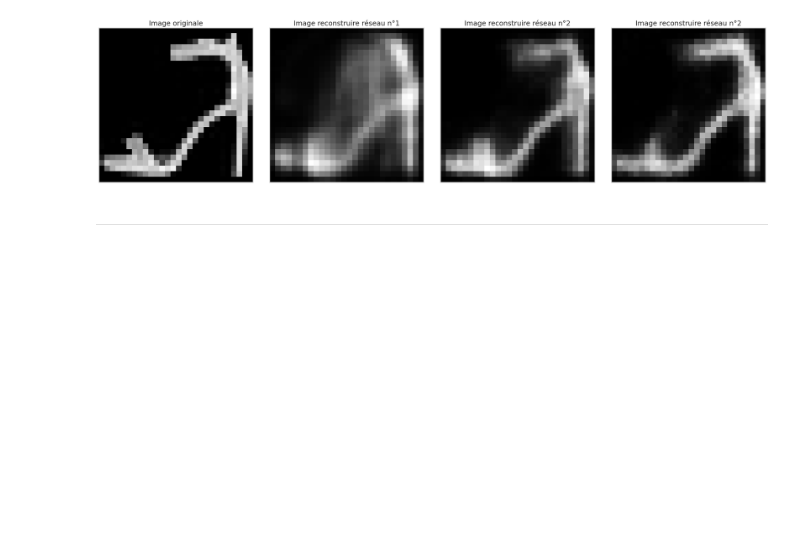
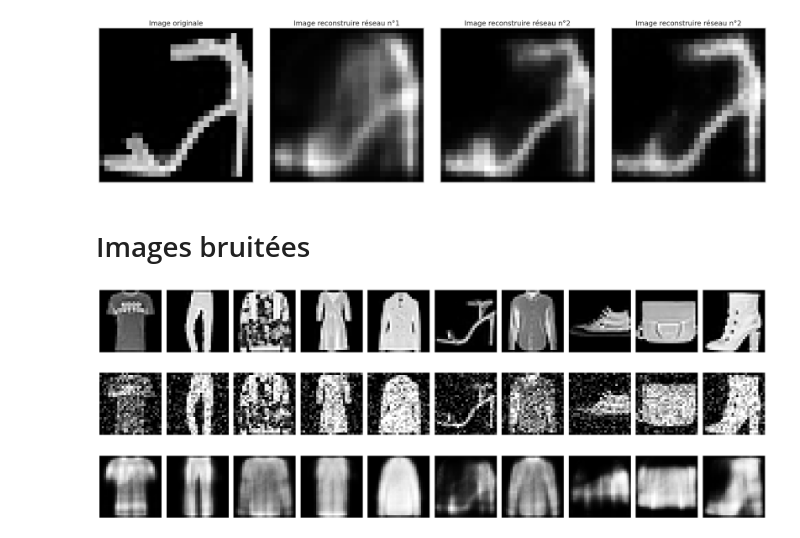
Before and after one commit to dataymeric/NeuralNetworksDIY, a Jupyter notebook: notebooks/encoder_decoder_fashion.ipynb, the cells around one changed output. Cells and saved outputs as stored; diff of their text form; code cells hidden in the pictures; blank space fills up the shorter version.

Commit message:
brtuit de bruit

```diff
--- a/notebooks/encoder_decoder_fashion.ipynb
+++ b/notebooks/encoder_decoder_fashion.ipynb
@@ -343,4 +334,46 @@ fig.savefig('reports/src/reconstruction_per_network_cplxity.pdf', dpi=100, bbox_
 # %% [output]
 [figure]
 # %% [markdown]
----
+# Images bruitées
+# %%
+optimizer_simple, net_simple, loss_long_df_simple = load_model("./models/fashion-mnist_30_epoch_simple_net.pkl")
+optimizer_cplx, net_medium, loss_long_df_medium  = load_model("./models/fashion-mnist_30_epoch_medium_net.pkl")
+optimizer_big, net_big, loss_long_df_big = load_model("./models/fashion-mnist_30_epoch_big_net.pkl")
+# %%
+def noise(array, noise_factor=0.4):
+    noisy_array = array + noise_factor * np.random.normal(
+        loc=0.0, scale=1.0, size=array.shape
+    )
+    return np.clip(noisy_array, 0.0, 1.0)
+
+
+def display(original_images, noisy_images, net):
+    n = 10
+
+    decoded_imgs = net.forward(noisy_images)
+
+    indices = [np.nonzero(y_test == i)[0][1] for i in range(n)]
+    images1 = original_images[indices, :]
+    images2 = noisy_images[indices, :]
+    images3 = decoded_imgs[indices, :]
+
+    fig, ax = plt.subplots(nrows=3, ncols=n, figsize=(20, 8))
+    for i, (image1, image2, image3) in enumerate(zip(images1, images2, images3)):
+        ax[0,i].imshow(image1.reshape(28, 28), cmap="gray")
+        ax[0,i].set_axis_off()
+
+
+        ax[1,i].imshow(image2.reshape(28, 28), cmap="gray")
+        ax[1,i].set_axis_off()
+
+        ax[2,i].imshow(image3.reshape(28, 28), cmap="gray")
+        ax[2,i].set_axis_off()
+
+    plt.tight_layout()
+    plt.show()
+
+
+noisy_test_data = noise(X_test, 0.2)
+display(X_test, noisy_test_data, net_simple)
+# %% [output]
+[figure, added]
```
Also changed, not shown: parts of 15 cells of this notebook, 6 other files.
